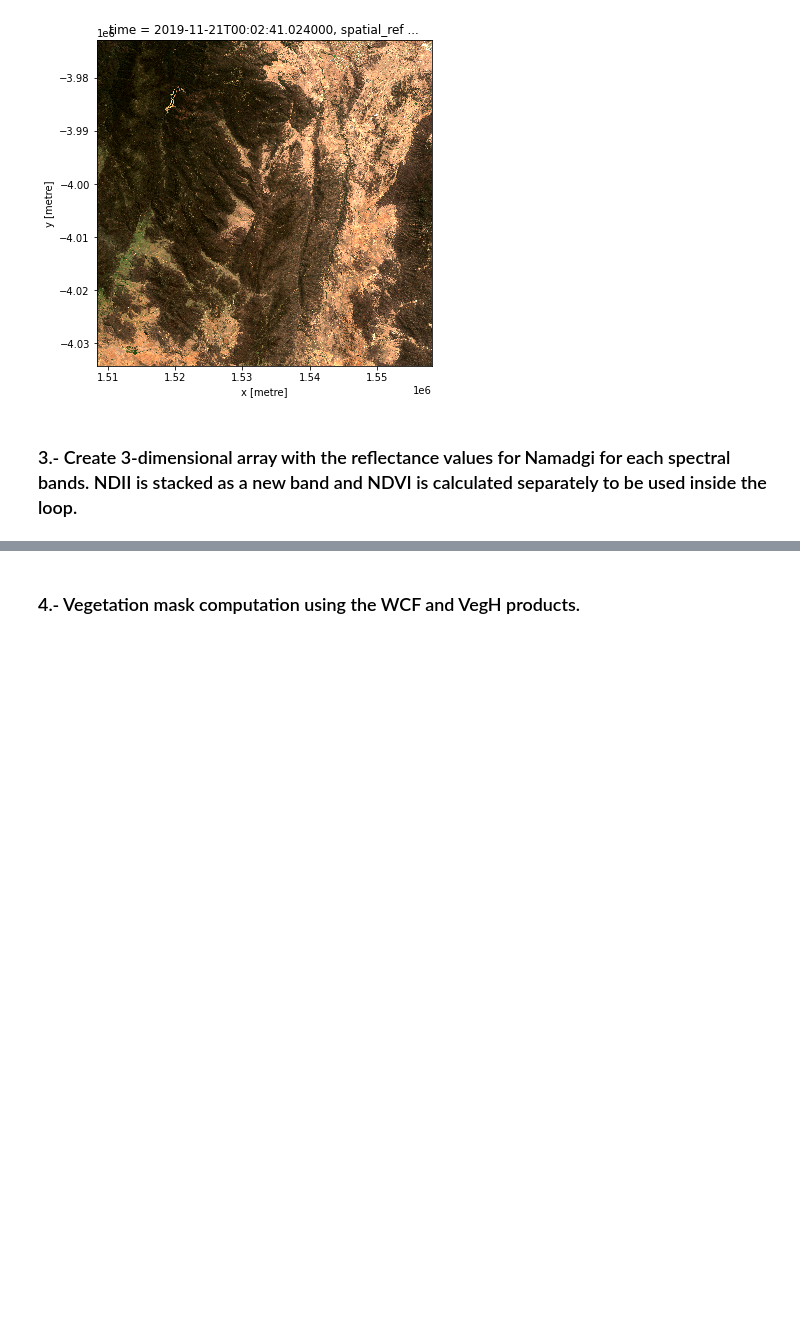
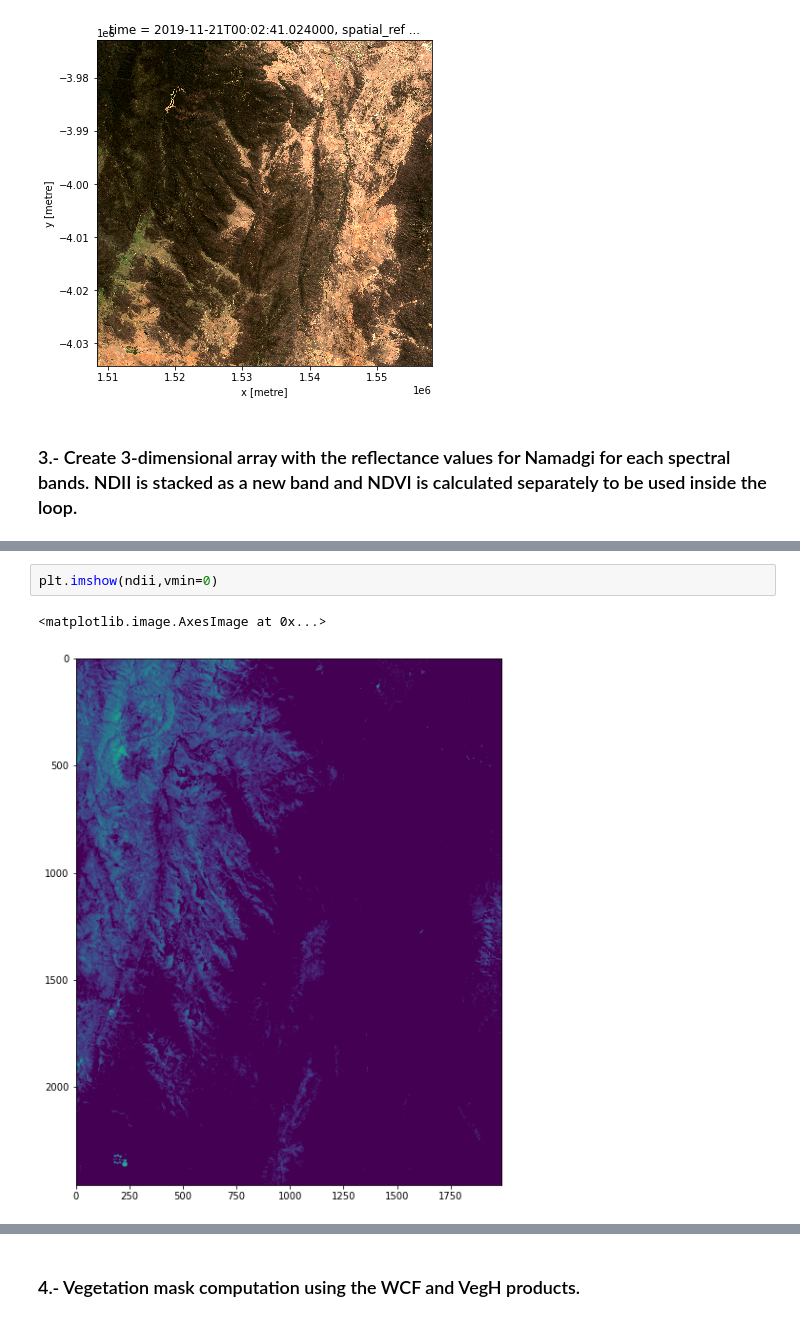
Before and after one commit to ANU-WALD/fmc_sentinel_handover, a Jupyter notebook: Namadgi.ipynb, the cells around one changed output, grey strips where cells are left out. Saved outputs shown, nothing was run; the diff lists cells and outputs as text; blank space fills up the shorter version.

```diff
--- a/Namadgi.ipynb
+++ b/Namadgi.ipynb
@@ -60,0 +68,5 @@ refl.shape, ndvi.shape
+# %%
+plt.imshow(ndii,vmin=0)
+# %% [output]
+<matplotlib.image.AxesImage at 0x...>
+[figure, added]
```
Also changed, not shown: parts of 19 cells of this notebook.
